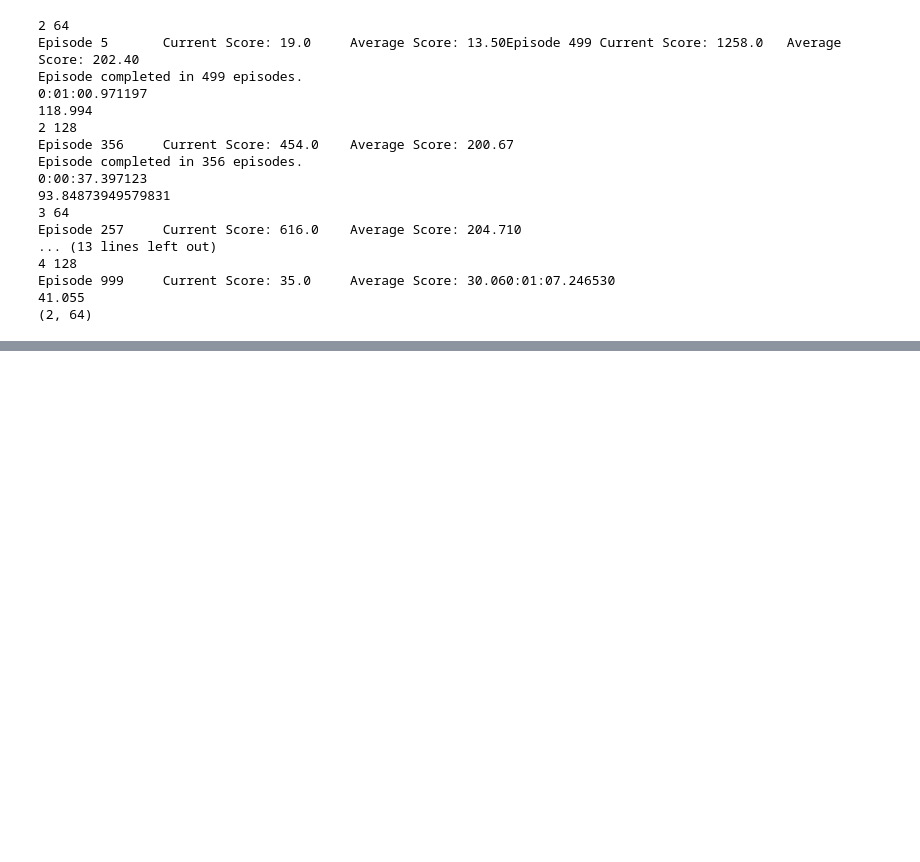
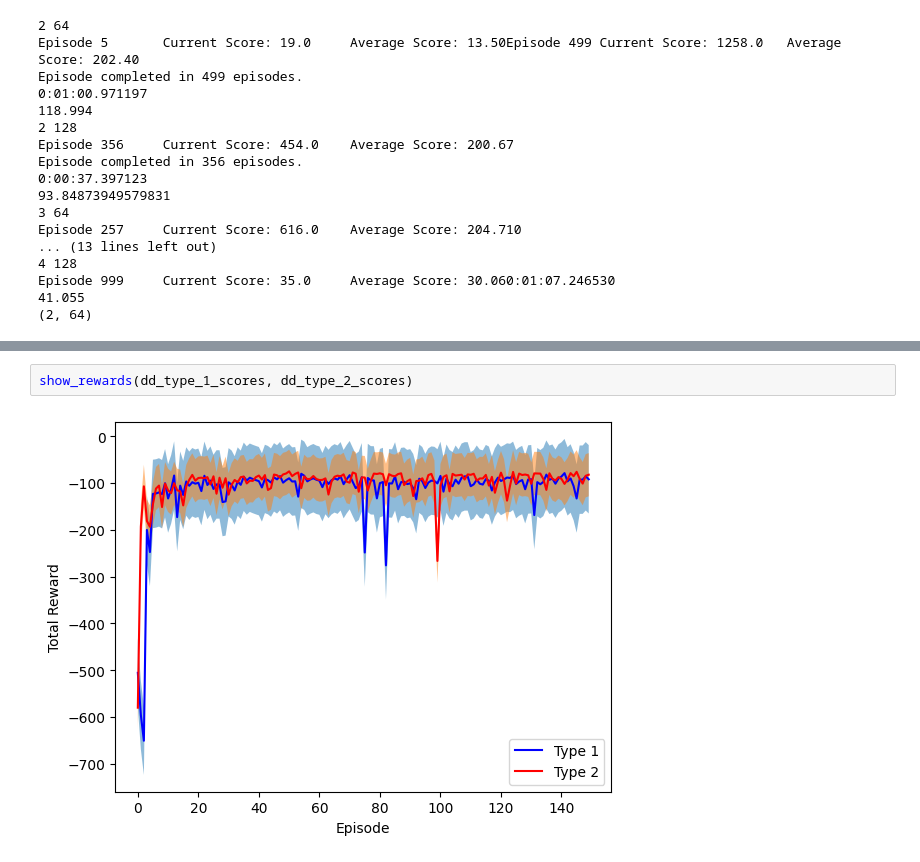
Before and after one commit to sooraj-srini/RL_pa2, a Jupyter notebook: gym.ipynb, the cells around one changed output, grey strips where cells are left out. Drawn from its saved outputs; the diff is of its cells as text; blank space fills up the shorter version.

```diff
--- a/gym.ipynb
+++ b/gym.ipynb
@@ -776,0 +882,4 @@ Episode 999     Current Score: 35.0     Average Score: 30.060:01:07.246530
+# %%
+show_rewards(dd_type_1_scores, dd_type_2_scores)
+# %% [output]
+[figure, added]
```
Also changed, not shown: parts of 12 cells of this notebook.
